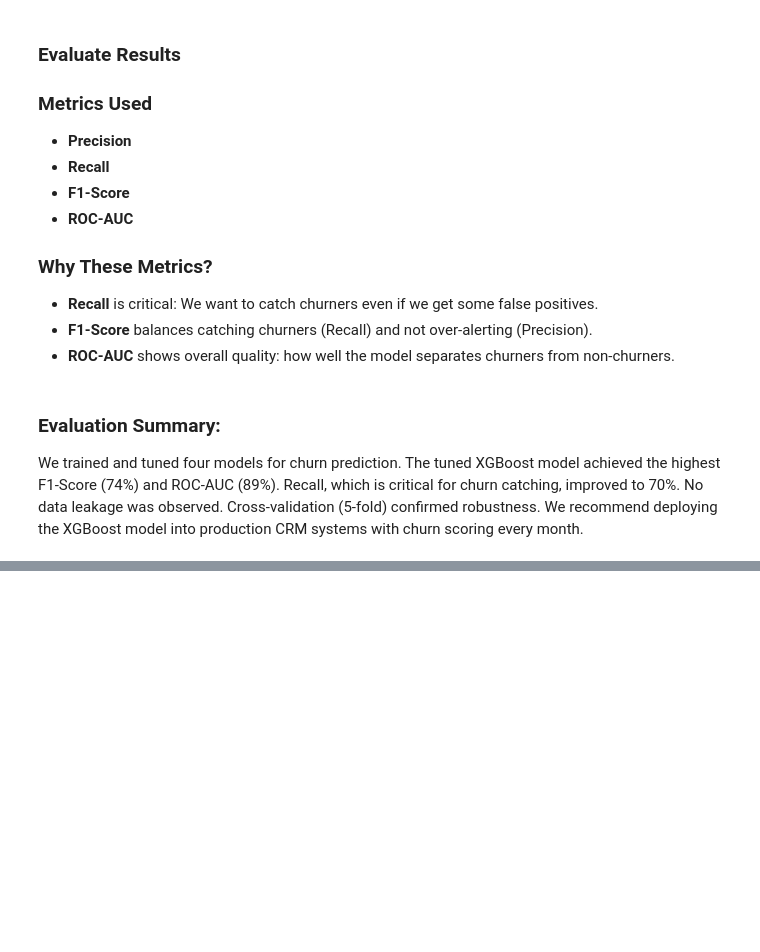
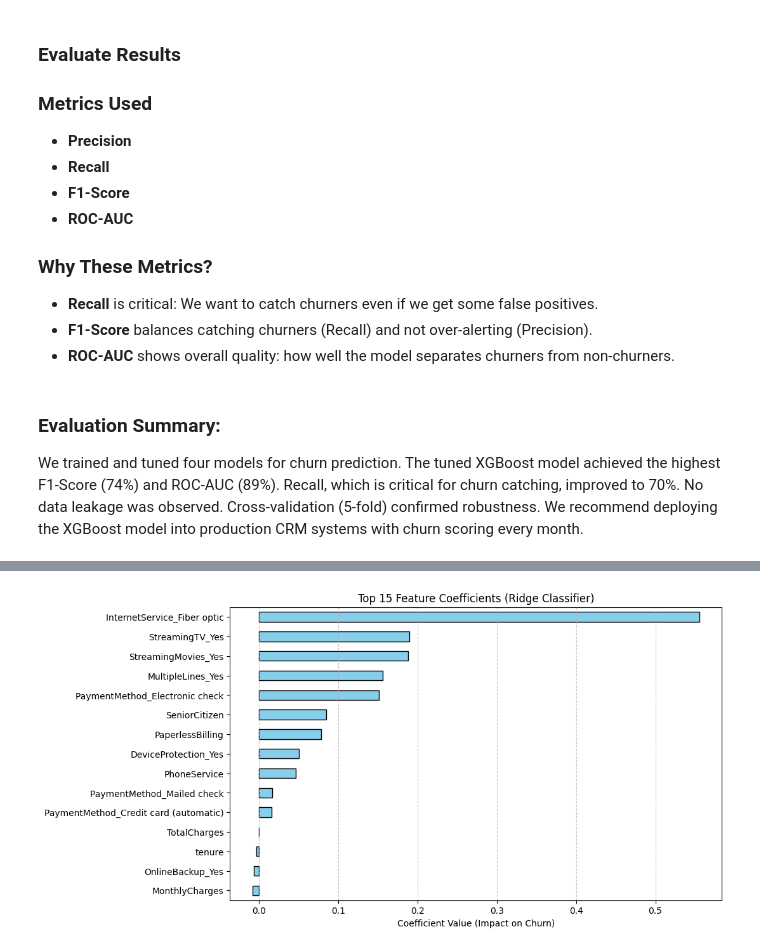
Before and after one commit to NandishChikkanna/Telco-Customer-Churn, a Jupyter notebook: Telco-Customer-Churn.ipynb, the cells around one changed output, grey strips where cells are left out. Saved outputs shown, nothing was run; the diff lists cells and outputs as text; code cells hidden in the pictures; blank space fills up the shorter version.

```diff
--- a/Telco-Customer-Churn.ipynb
+++ b/Telco-Customer-Churn.ipynb
@@ -746,0 +855,20 @@ We recommend deploying the XGBoost model into production CRM systems with churn
+# %%
+# -----------------------------------------------
+# Feature Importance (Coefficient Analysis) for Ridge Classifier
+# -----------------------------------------------
+import matplotlib.pyplot as plt
+import pandas as pd
+
+# Extract coefficients from Ridge Classifier
+ridge_coefficients = pd.Series(models["Ridge Classifier"].coef_.flatten(), index=X_train.columns).sort_values(ascending=False)
+
+# Plot top 15 coefficients (most impactful)
+plt.figure(figsize=(10, 6))
+ridge_coefficients.head(15).plot(kind='barh', color='skyblue', edgecolor='black')
+plt.title('Top 15 Feature Coefficients (Ridge Classifier)')
+plt.xlabel('Coefficient Value (Impact on Churn)')
+plt.grid(axis='x', linestyle='--', alpha=0.7)
+plt.gca().invert_yaxis()  # Highest impact at the top
+plt.show()
+# %% [output]
+[figure, added]
```
Also changed, not shown: parts of 12 cells of this notebook, 2 other files.
